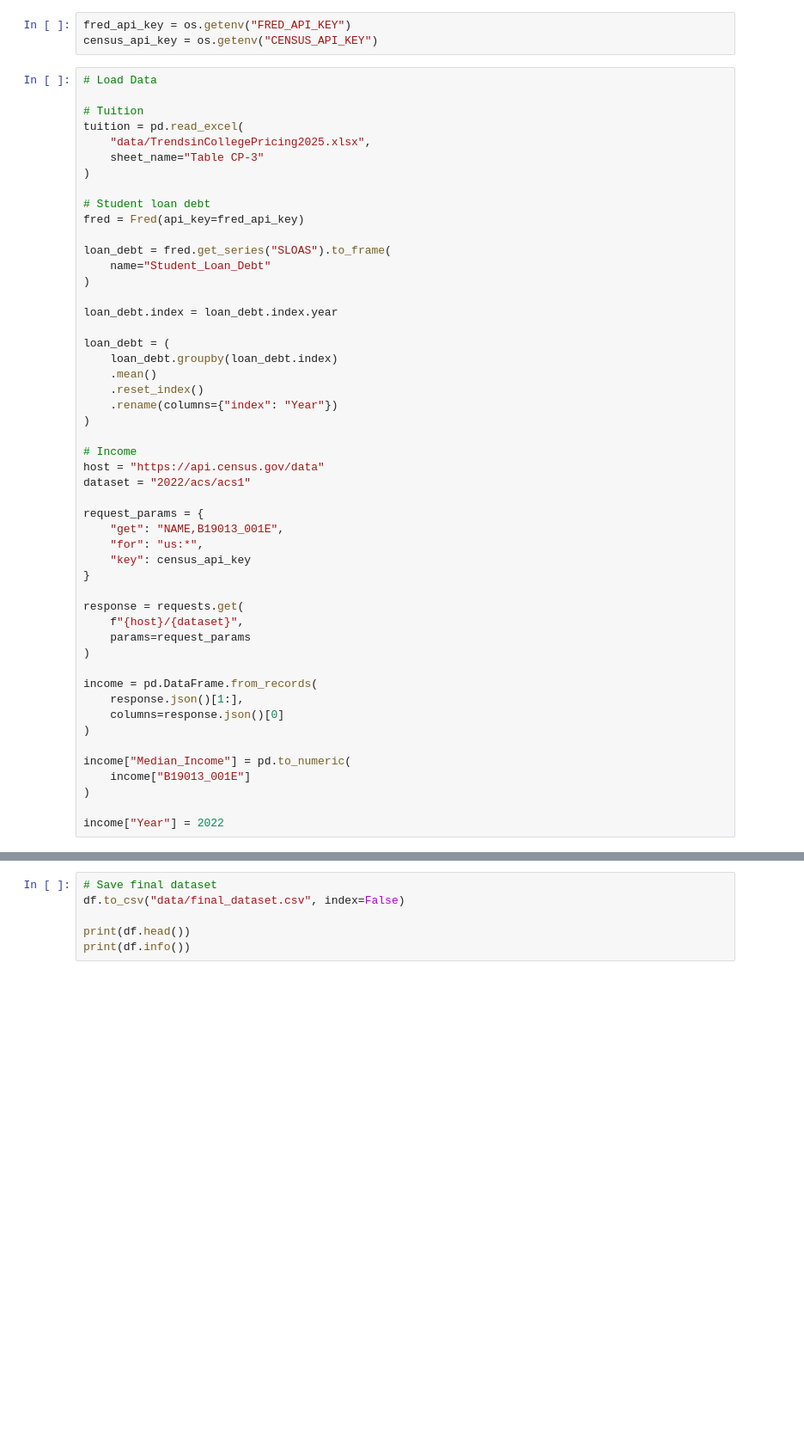
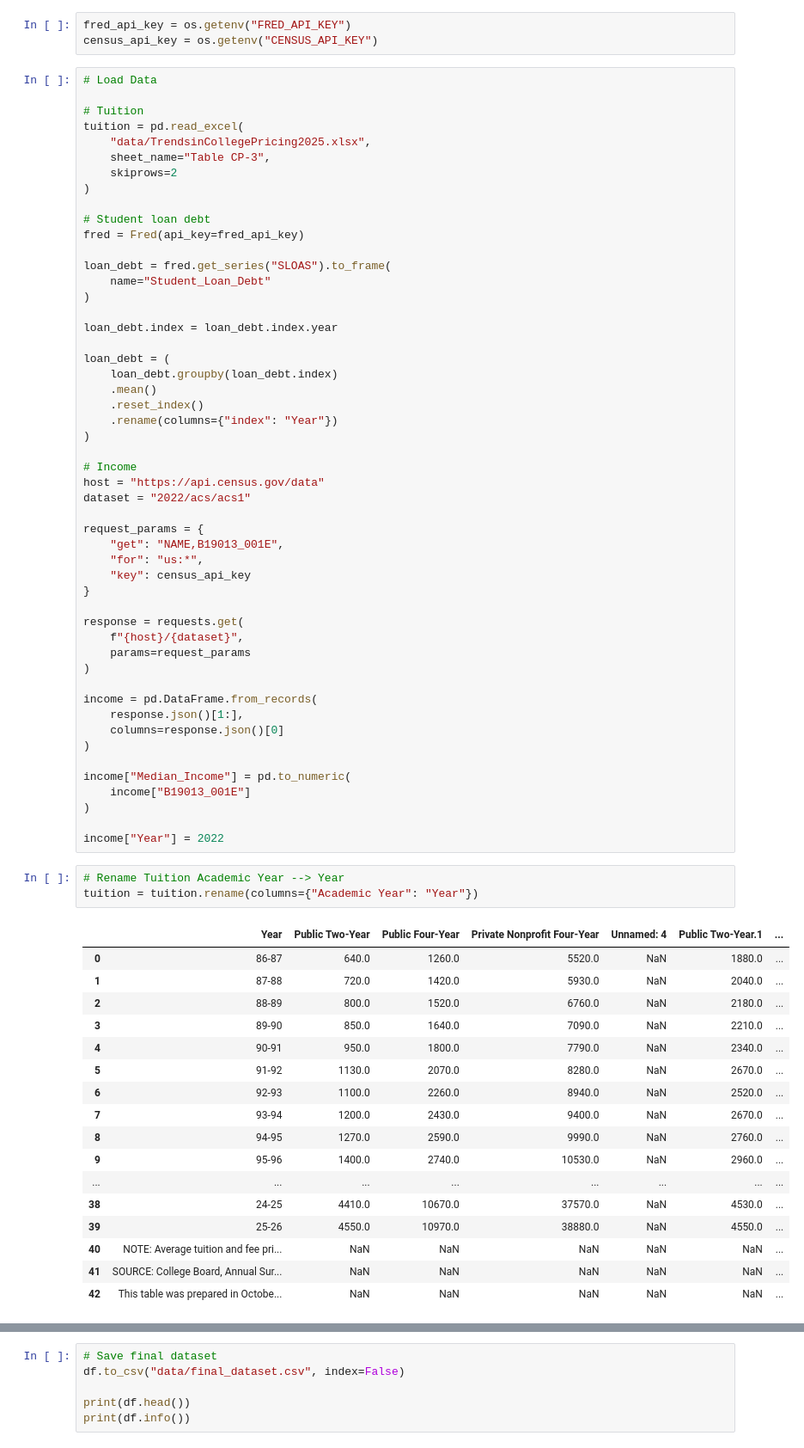
Before and after one commit to IT4063C-Fall2026/data-tech-analytics-final-project-braeaussie, a Jupyter notebook: source.ipynb, the cells around one changed output, grey strips where cells are left out. Shown at 86% size. Cells and saved outputs as stored; diff of their text form; blank space fills up the shorter version.

Commit message:
Change column names and data for merge

```diff
--- a/source.ipynb
+++ b/source.ipynb
@@ -70,7 +70,8 @@ census_api_key = os.getenv("CENSUS_API_KEY")
 # Tuition
 tuition = pd.read_excel(
     "data/TrendsinCollegePricing2025.xlsx",
-    sheet_name="Table CP-3"
+    sheet_name="Table CP-3",
+    skiprows=2
 )
 
 # Student loan debt
@@ -114,3 +115,24 @@ income["Median_Income"] = pd.to_numeric(
 )
 
 income["Year"] = 2022
+# %%
+# Rename Tuition Academic Year --> Year
+tuition = tuition.rename(columns={"Academic Year": "Year"})
+# %% [output]
+|  | Year | Public Two-Year | Public Four-Year | Private Nonprofit Four-Year | Unnamed: 4 | Public Two-Year.1 | ... |
+| 0 | 86-87 | 640.0 | 1260.0 | 5520.0 | NaN | 1880.0 | ... |
+| 1 | 87-88 | 720.0 | 1420.0 | 5930.0 | NaN | 2040.0 | ... |
+| 2 | 88-89 | 800.0 | 1520.0 | 6760.0 | NaN | 2180.0 | ... |
+| 3 | 89-90 | 850.0 | 1640.0 | 7090.0 | NaN | 2210.0 | ... |
+| 4 | 90-91 | 950.0 | 1800.0 | 7790.0 | NaN | 2340.0 | ... |
+| 5 | 91-92 | 1130.0 | 2070.0 | 8280.0 | NaN | 2670.0 | ... |
+| 6 | 92-93 | 1100.0 | 2260.0 | 8940.0 | NaN | 2520.0 | ... |
+| 7 | 93-94 | 1200.0 | 2430.0 | 9400.0 | NaN | 2670.0 | ... |
+| 8 | 94-95 | 1270.0 | 2590.0 | 9990.0 | NaN | 2760.0 | ... |
+| 9 | 95-96 | 1400.0 | 2740.0 | 10530.0 | NaN | 2960.0 | ... |
+| ... | ... | ... | ... | ... | ... | ... | ... |
+| 38 | 24-25 | 4410.0 | 10670.0 | 37570.0 | NaN | 4530.0 | ... |
+| 39 | 25-26 | 4550.0 | 10970.0 | 38880.0 | NaN | 4550.0 | ... |
+| 40 | NOTE: Average tuition and fee pri... | NaN | NaN | NaN | NaN | NaN | ... |
+| 41 | SOURCE: College Board, Annual Sur... | NaN | NaN | NaN | NaN | NaN | ... |
+| 42 | This table was prepared in Octobe... | NaN | NaN | NaN | NaN | NaN | ... |
```
Also changed, not shown: parts of 3 cells of this notebook.
